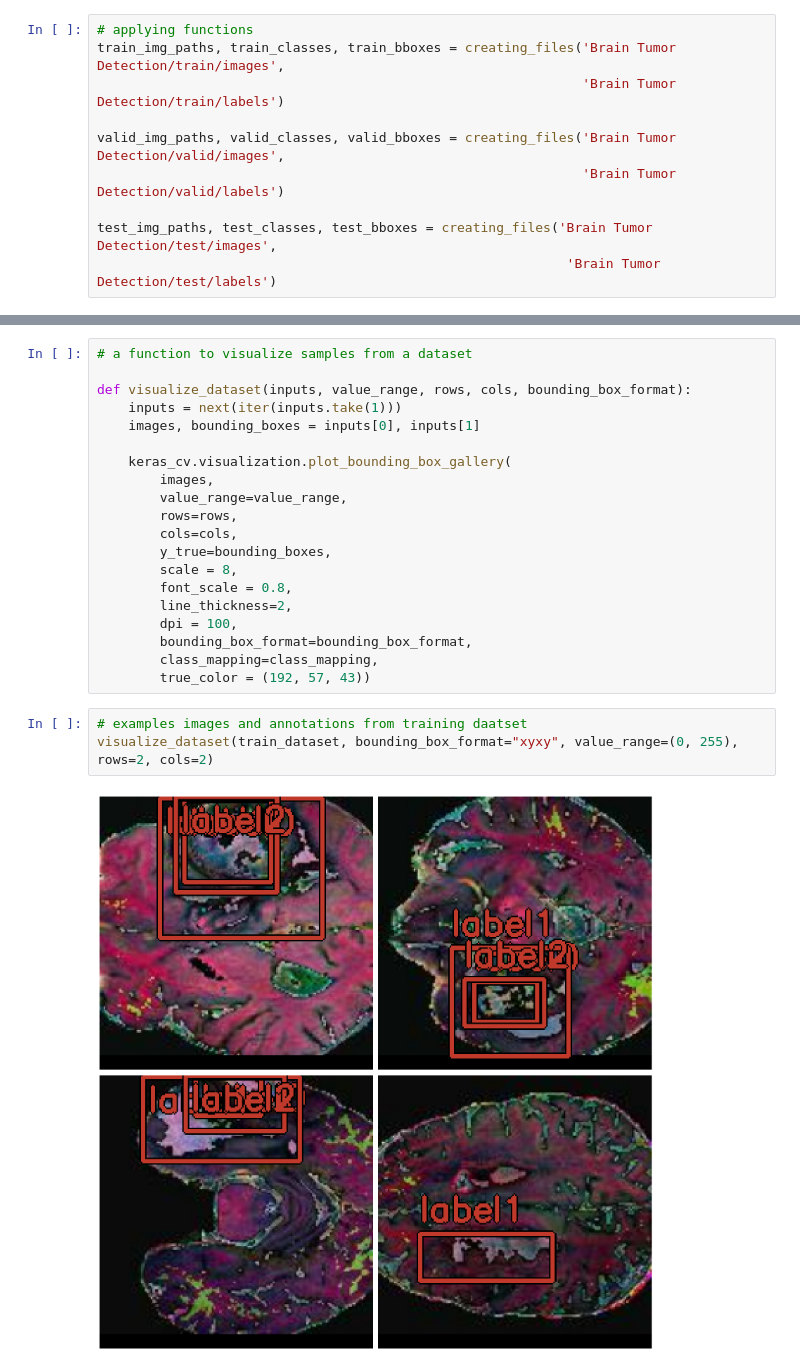
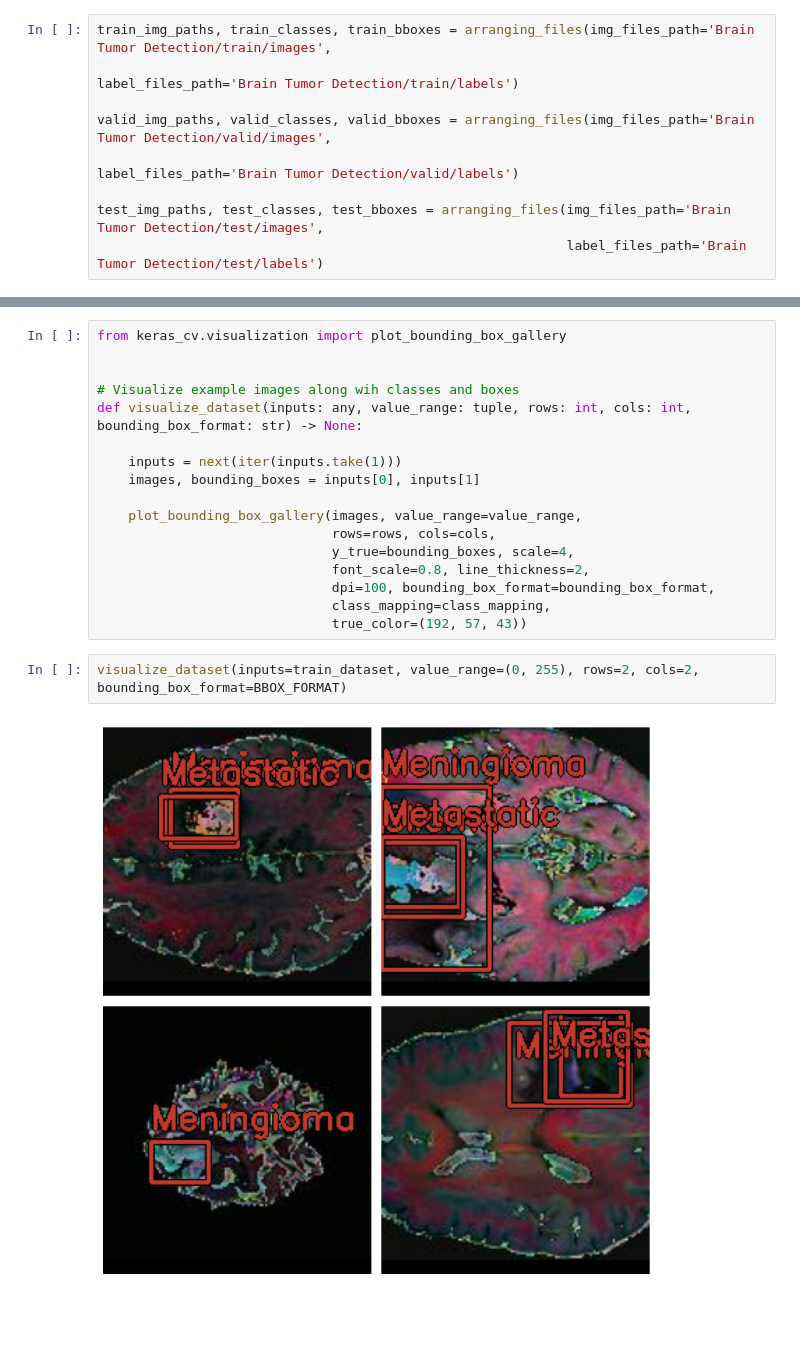
Before and after one commit to juliorodrigues07/tumour_detection, a Jupyter notebook: notebooks/brain_tumor_detection_w_keras_yolo_v8.ipynb, the cells around one changed output, grey strips where cells are left out. Cells and saved outputs as stored; diff of their text form; blank space fills up the shorter version.

```diff
--- a/notebooks/brain_tumor_detection_w_keras_yolo_v8.ipynb
+++ b/notebooks/brain_tumor_detection_w_keras_yolo_v8.ipynb
@@ -147,11 +144,10 @@ def creating_files(img_files_paths, annot_files_paths):
 # %%
-# applying functions
-train_img_paths, train_classes, train_bboxes = creating_files('Brain Tumor Detection/train/images',
-                                                              'Brain Tumor Detection/train/labels')
+train_img_paths, train_classes, train_bboxes = arranging_files(img_files_path='Brain Tumor Detection/train/images',
+                                                               label_files_path='Brain Tumor Detection/train/labels')
 
-valid_img_paths, valid_classes, valid_bboxes = creating_files('Brain Tumor Detection/valid/images',
-                                                              'Brain Tumor Detection/valid/labels')
+valid_img_paths, valid_classes, valid_bboxes = arranging_files(img_files_path='Brain Tumor Detection/valid/images',
+                                                               label_files_path='Brain Tumor Detection/valid/labels')
 
-test_img_paths, test_classes, test_bboxes = creating_files('Brain Tumor Detection/test/images',
-                                                            'Brain Tumor Detection/test/labels')
+test_img_paths, test_classes, test_bboxes = arranging_files(img_files_path='Brain Tumor Detection/test/images',
+                                                            label_files_path='Brain Tumor Detection/test/labels')
 # %% [markdown]
@@ -230,25 +258,21 @@ test_dataset = (test_loader
 # %%
-# a function to visualize samples from a dataset
+from keras_cv.visualization import plot_bounding_box_gallery
 
-def visualize_dataset(inputs, value_range, rows, cols, bounding_box_format):
+
+# Visualize example images along wih classes and boxes
+def visualize_dataset(inputs: any, value_range: tuple, rows: int, cols: int, bounding_box_format: str) -> None:
+
     inputs = next(iter(inputs.take(1)))
     images, bounding_boxes = inputs[0], inputs[1]
 
-    keras_cv.visualization.plot_bounding_box_gallery(
-        images,
-        value_range=value_range,
-        rows=rows,
-        cols=cols,
-        y_true=bounding_boxes,
-        scale = 8,
-        font_scale = 0.8,
-        line_thickness=2,
-        dpi = 100,
-        bounding_box_format=bounding_box_format,
-        class_mapping=class_mapping,
-        true_color = (192, 57, 43))
+    plot_bounding_box_gallery(images, value_range=value_range,
+                              rows=rows, cols=cols,
+                              y_true=bounding_boxes, scale=4,
+                              font_scale=0.8, line_thickness=2,
+                              dpi=100, bounding_box_format=bounding_box_format,
+                              class_mapping=class_mapping,
+                              true_color=(192, 57, 43))
 # %%
-# examples images and annotations from training daatset
-visualize_dataset(train_dataset, bounding_box_format="xyxy", value_range=(0, 255), rows=2, cols=2)
+visualize_dataset(inputs=train_dataset, value_range=(0, 255), rows=2, cols=2, bounding_box_format=BBOX_FORMAT)
 # %% [output]
-[figure, old version]
+[figure, new version]
```
Also changed, not shown: parts of 55 cells of this notebook.
